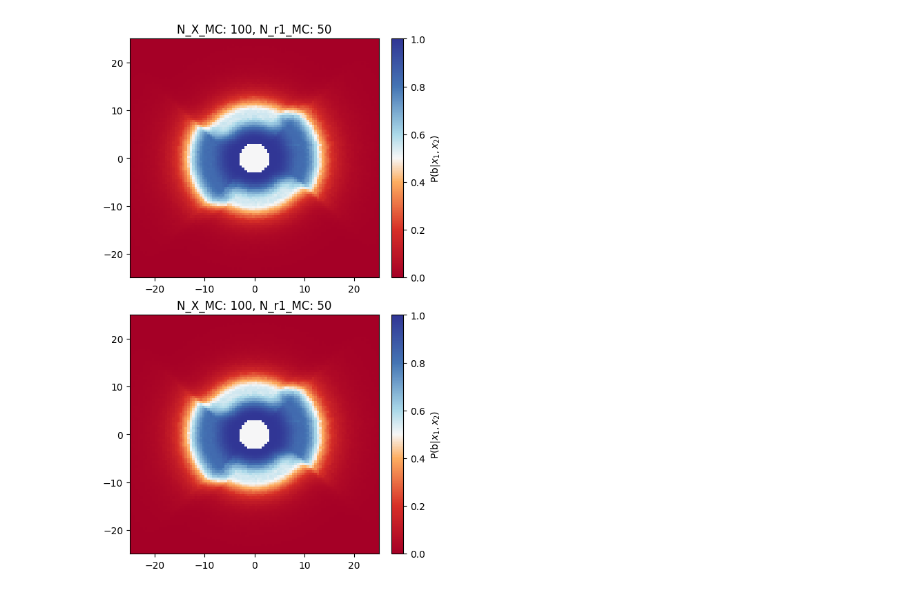
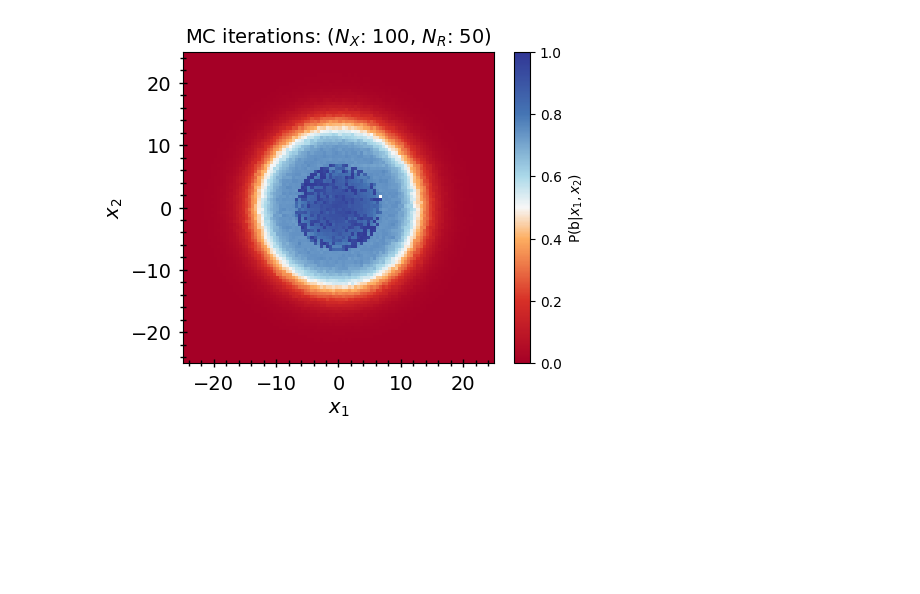
Before and after one commit to choisant/foundational-modeling, a Jupyter notebook: toy_experiment/analytical/plot_analytical_solution.ipynb, the cells around one changed output. Saved outputs shown, nothing was run; the diff lists cells and outputs as text; code cells hidden in the pictures; blank space fills up the shorter version.

```diff
--- a/toy_experiment/analytical/plot_analytical_solution.ipynb
+++ b/toy_experiment/analytical/plot_analytical_solution.ipynb
@@ -17,28 +17,45 @@ if module_path not in sys.path:
 
 from util import *
 # %%
-nxMC = [100, 100]
-nr1MC = [50, 50]
-R2 = 3
-R1_min = 2*R2
-kr = 7
-kb = 3
-vary_a1 = True
+nxMC = [100]
+nr1MC = [50]
+
+R2 = 7
+k_red = 15
+k_blue = 5
+R1_min = 0
+scale = 1
+vary_a1 = False
+vary_R2 = False #Not adapted for this yet
+p_red = 0.5
+tag = f'r2_{R2}_kr{k_red}_kb{k_blue}_r1min{R1_min}_s{scale}_vary_r2_{vary_R2}_vary_a1_{vary_a1}_pRed_{p_red}'
+
 #datafiles = [f"analytical_solution_x1_x2_grid_nxMC_{n}_nr1MC_50.csv" for n in nxMC]
-datafiles = [f"analytical_solution_x1_x2_grid_kr{kr}_kb{kb}_vary_a1_{vary_a1}_nxMC_{nxMC[i]}_nr1MC_{nr1MC[i]}.csv" for i in range(len(nr1MC))]
+datafiles = [f"analytical_solution_x1_x2_grid_{tag}_nxMC_{nxMC[i]}_nr1MC_{nr1MC[i]}.csv" for i in range(len(nr1MC))]
 
 #datafile = "analytical_solution_grid_100x100_nMC_10.csv"
 data_df = [pd.read_csv(file) for file in datafiles]
 # %%
 fig, axs = plt.subplots(nrows=(len(nxMC)), ncols=1, figsize= (5, 4*len(nxMC)), layout="constrained")
-for i, ax in enumerate(axs):
+for i in range(len(nxMC)):
+    if len(nxMC) > 1:
+        ax = axs[i]
+    else:
+        ax = axs
     data = data_df[i]
     ax = plot_grid(data, "P_blue_given_x", ax, 100)
     cmap = red_blue_cmap()
+    #Plot settings
     hue_norm = mpl.colors.Normalize(vmin=0, vmax=1, clip=False)
-    ax.set_title(f"N_X_MC: {nxMC[i]}, N_r1_MC: {nr1MC[i]}")
+    ax.set_title(rf"MC iterations: ($N_X$: {nxMC[i]}, $N_R$: {nr1MC[i]})", fontsize=14)
     fig.colorbar(mpl.cm.ScalarMappable(norm=hue_norm, cmap=cmap), label=r'P(b|$x_1, x_2$)', ax=ax)
+    ax.set_xlabel(r"$x_1$", fontsize=14)
+    ax.set_ylabel(r"$x_2$", fontsize=14)
+    ax.tick_params(which="both", direction="inout", bottom=True, left=True, labelsize=14, pad=5, length=4, width=1)
+    ax.tick_params(which="major", length=6)
+    ax.minorticks_on()
+    ax.set_aspect('equal', adjustable='box')
 # %% [output]
-[figure, old version]
+[figure, new version]
 # %%
 fig, axs = plt.subplots(nrows=(len(nxMC)), ncols=1, figsize= (5, 4*len(nxMC)), layout="constrained")
```
Also changed, not shown: parts of 1 cell of this notebook, 45 other files.
